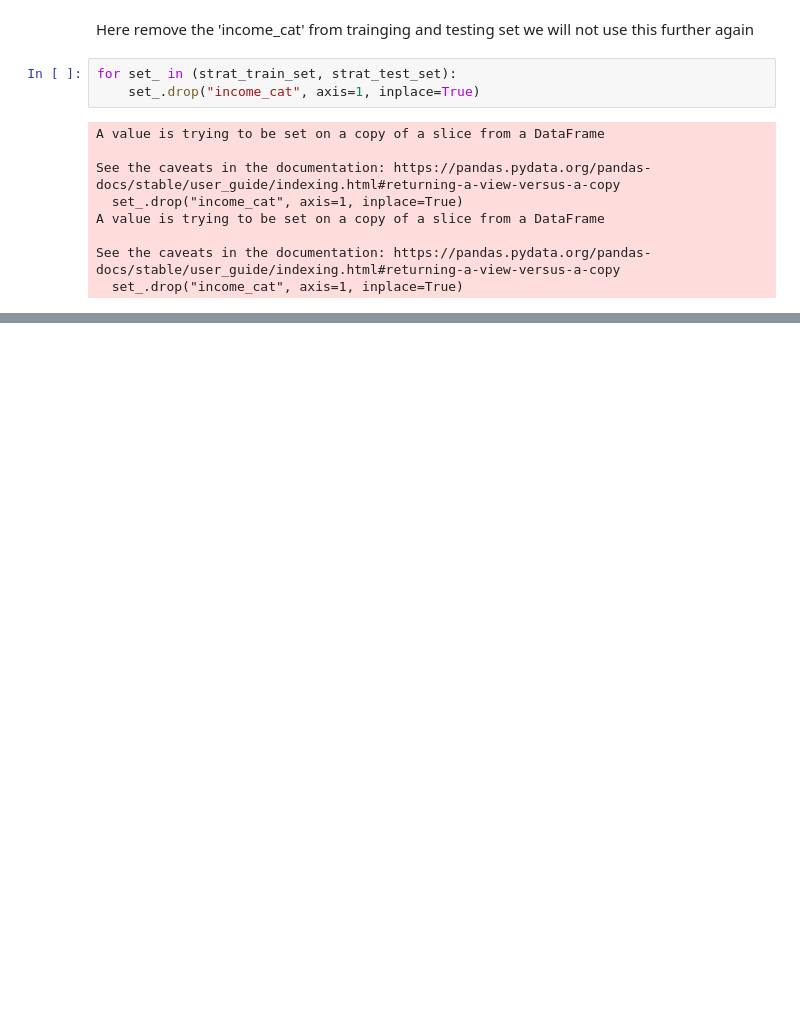
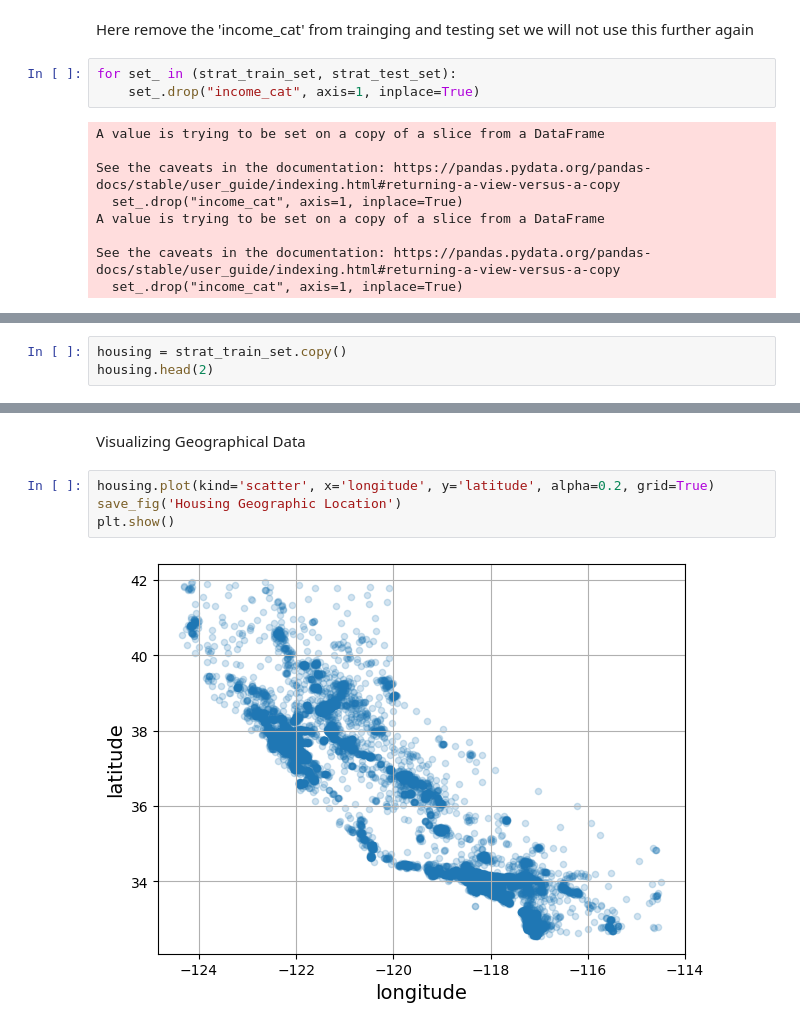
Before and after one commit to khalidkhankakar/Hands-on-Machine-Learning, a Jupyter notebook: chapter_2/01.ipynb, the cells around one changed output, grey strips where cells are left out. Drawn from its saved outputs; the diff is of its cells as text; blank space fills up the shorter version.

Commit message:
Data visualization dome

```diff
--- a/chapter_2/01.ipynb
+++ b/chapter_2/01.ipynb
@@ -319,0 +322,3 @@ strat_test_set.head()
+# %%
+housing = strat_train_set.copy()
+housing.head(2)
@@ -319,0 +329,8 @@ strat_test_set.head()
+# %% [markdown]
+Visualizing Geographical Data
+# %%
+housing.plot(kind='scatter', x='longitude', y='latitude', alpha=0.2, grid=True)
+save_fig('Housing Geographic Location')
+plt.show()
+# %% [output]
+[figure, added]
```
Also changed, not shown: parts of 4 cells of this notebook, 2 other files.
